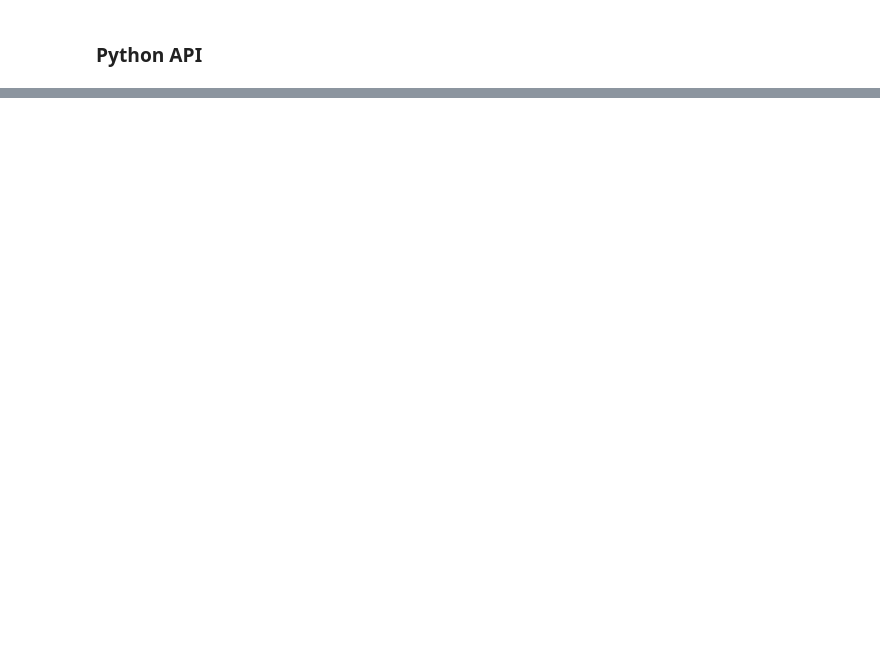
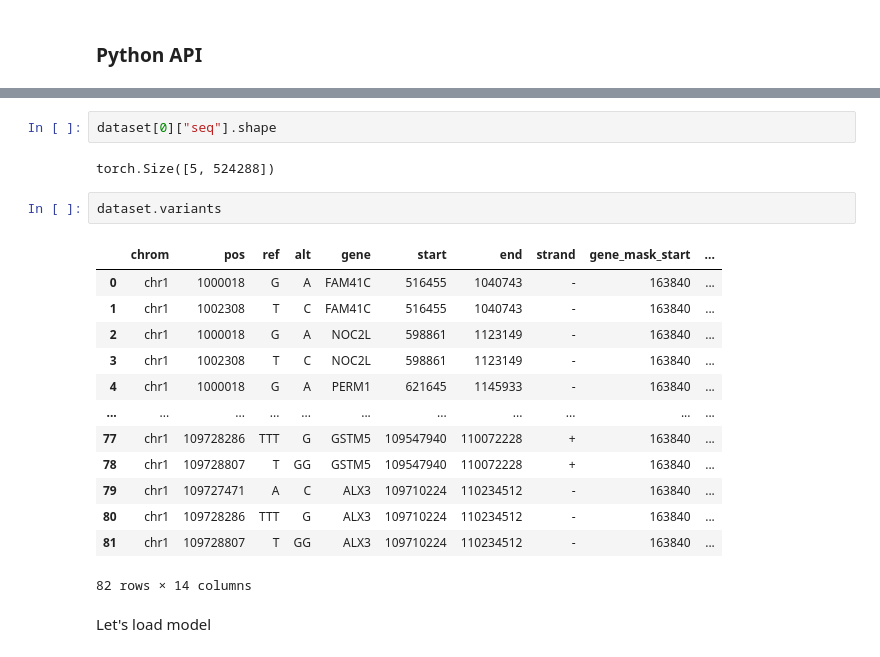
Before and after one commit to Genentech/decima, a Jupyter notebook: tutorials/2-variant-effect-prediction.ipynb, the cells around one changed output, grey strips where cells are left out. Cells and saved outputs as stored; diff of their text form; blank space fills up the shorter version.

```diff
--- a/tutorials/2-variant-effect-prediction.ipynb
+++ b/tutorials/2-variant-effect-prediction.ipynb
@@ -291,0 +322,22 @@ dataset[0]
+# %%
+dataset[0]["seq"].shape
+# %% [output]
+torch.Size([5, 524288])
+# %%
+dataset.variants
+# %% [output]
+|  | chrom | pos | ref | alt | gene | start | end | strand | gene_mask_start | ... |
+| 0 | chr1 | 1000018 | G | A | FAM41C | 516455 | 1040743 | - | 163840 | ... |
+| 1 | chr1 | 1002308 | T | C | FAM41C | 516455 | 1040743 | - | 163840 | ... |
+| 2 | chr1 | 1000018 | G | A | NOC2L | 598861 | 1123149 | - | 163840 | ... |
+| 3 | chr1 | 1002308 | T | C | NOC2L | 598861 | 1123149 | - | 163840 | ... |
+| 4 | chr1 | 1000018 | G | A | PERM1 | 621645 | 1145933 | - | 163840 | ... |
+| ... | ... | ... | ... | ... | ... | ... | ... | ... | ... | ... |
+| 77 | chr1 | 109728286 | TTT | G | GSTM5 | 109547940 | 110072228 | + | 163840 | ... |
+| 78 | chr1 | 109728807 | T | GG | GSTM5 | 109547940 | 110072228 | + | 163840 | ... |
+| 79 | chr1 | 109727471 | A | C | ALX3 | 109710224 | 110234512 | - | 163840 | ... |
+| 80 | chr1 | 109728286 | TTT | G | ALX3 | 109710224 | 110234512 | - | 163840 | ... |
+| 81 | chr1 | 109728807 | T | GG | ALX3 | 109710224 | 110234512 | - | 163840 | ... |
+82 rows × 14 columns
+# %% [markdown]
+Let's load model
```
Also changed, not shown: parts of 48 cells of this notebook, 25 other files.
